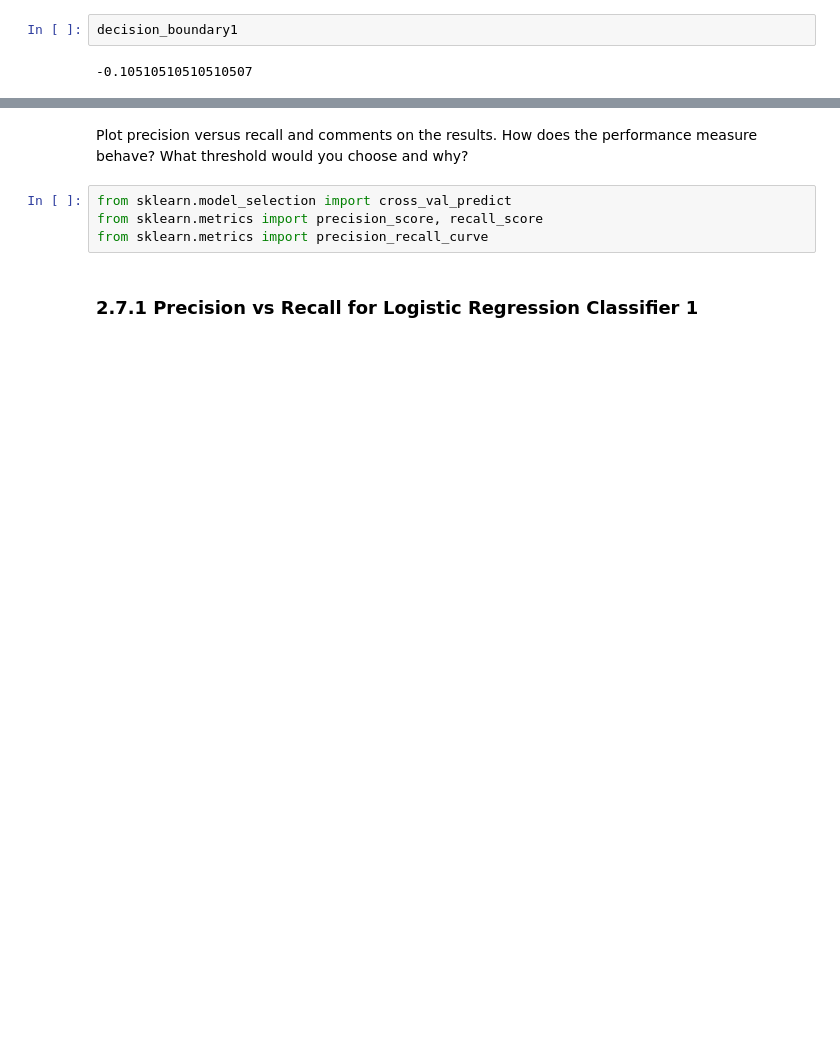
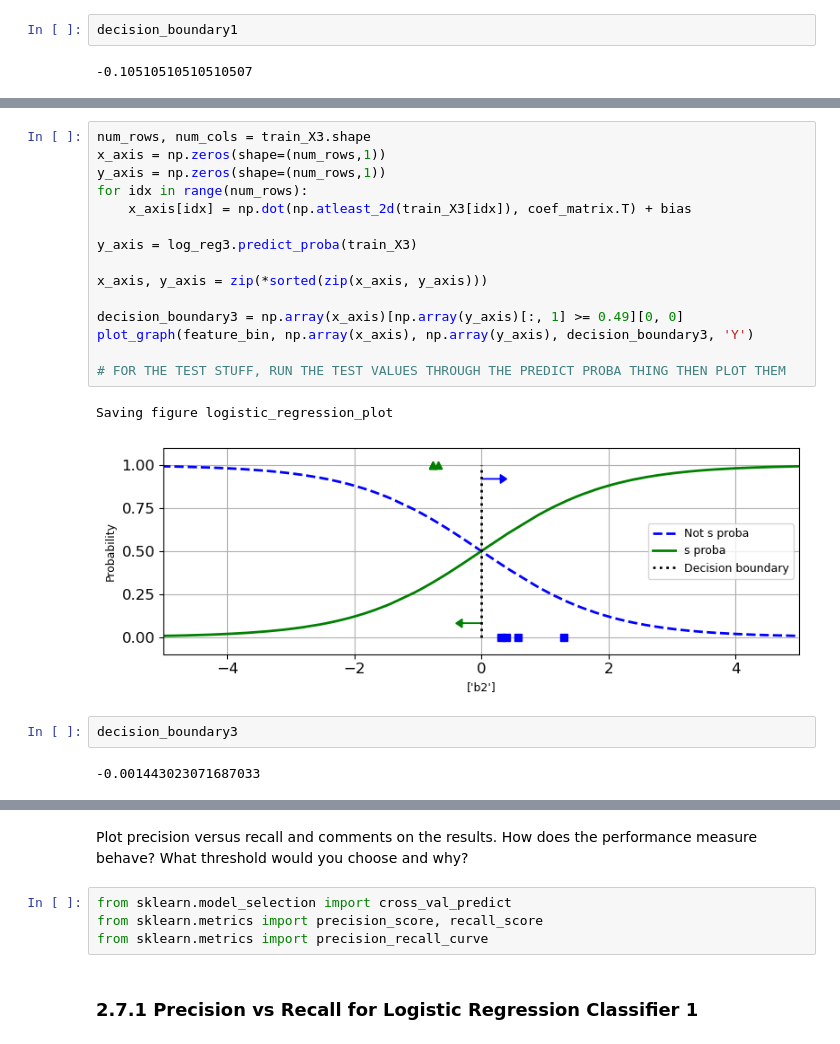
Before and after one commit to Bsubs/CITS5508_Machine_Learning, a Jupyter notebook: assignment1/assignment1.ipynb, the cells around one changed output, grey strips where cells are left out. Drawn from its saved outputs; the diff is of its cells as text; blank space fills up the shorter version.

```diff
--- a/assignment1/assignment1.ipynb
+++ b/assignment1/assignment1.ipynb
@@ -345,0 +360,22 @@ Saving figure logistic_regression_plot
+# %%
+num_rows, num_cols = train_X3.shape
+x_axis = np.zeros(shape=(num_rows,1))
+y_axis = np.zeros(shape=(num_rows,1))
+for idx in range(num_rows):
+    x_axis[idx] = np.dot(np.atleast_2d(train_X3[idx]), coef_matrix.T) + bias
+
+y_axis = log_reg3.predict_proba(train_X3)
+
+x_axis, y_axis = zip(*sorted(zip(x_axis, y_axis)))
+
+decision_boundary3 = np.array(x_axis)[np.array(y_axis)[:, 1] >= 0.49][0, 0]
+plot_graph(feature_bin, np.array(x_axis), np.array(y_axis), decision_boundary3, 'Y')
+
+# FOR THE TEST STUFF, RUN THE TEST VALUES THROUGH THE PREDICT PROBA THING THEN PLOT THEM
+# %% [output]
+Saving figure logistic_regression_plot
+[figure, added]
+# %%
+decision_boundary3
+# %% [output]
+-0.001443023071687033
```
Also changed, not shown: parts of 15 cells of this notebook.
